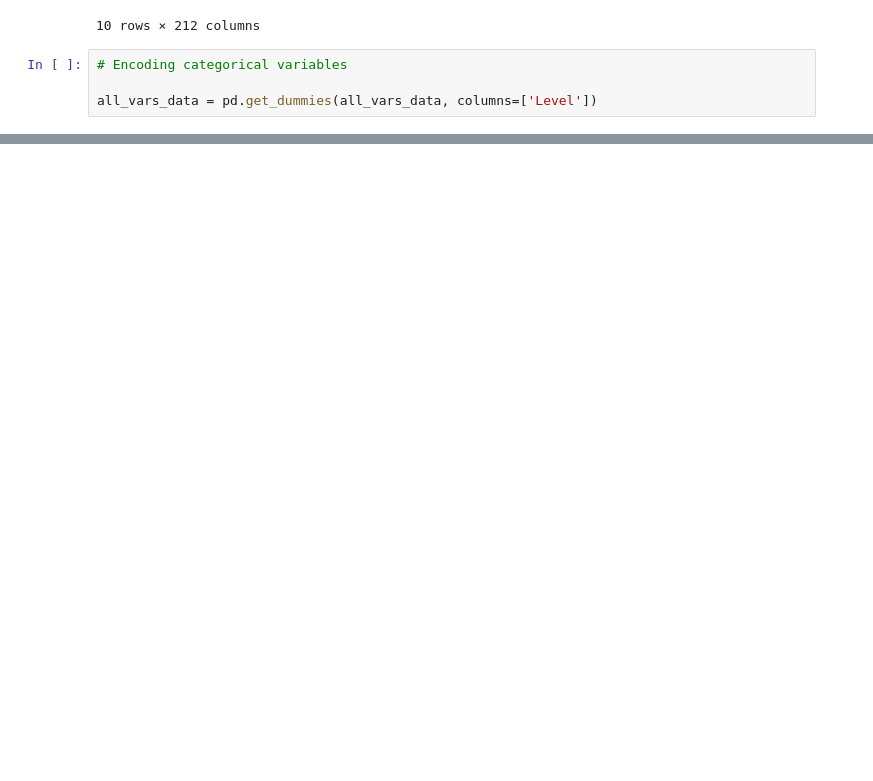
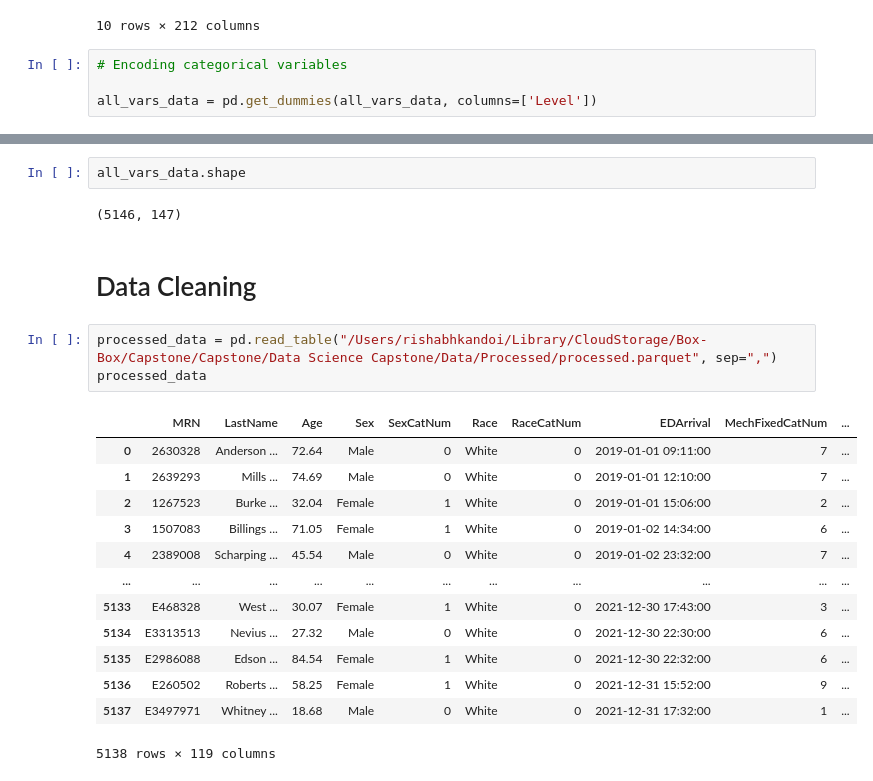
Before and after one commit to Rishabhkandoi/CapstoneUR, a Jupyter notebook: Code/DataPrep/TraumaDetectionDataExploration.ipynb, the cells around one changed output, grey strips where cells are left out. Cells and saved outputs as stored; diff of their text form; blank space fills up the shorter version.

Commit message:
Cleaned Data.

```diff
--- a/Code/DataPrep/TraumaDetectionDataExploration.ipynb
+++ b/Code/DataPrep/TraumaDetectionDataExploration.ipynb
@@ -51,0 +48,23 @@ all_vars_data.shape
+# %%
+all_vars_data.shape
+# %% [output]
+(5146, 147)
+# %% [markdown]
+# Data Cleaning
+# %%
+processed_data = pd.read_table("/Users/rishabhkandoi/Library/CloudStorage/Box-Box/Capstone/Capstone/Data Science Capstone/Data/Processed/processed.parquet", sep=",")
+processed_data
+# %% [output]
+|  | MRN | LastName | Age | Sex | SexCatNum | Race | RaceCatNum | EDArrival | MechFixedCatNum | ... |
+| 0 | 2630328 | Anderson ... | 72.64 | Male | 0 | White | 0 | 2019-01-01 09:11:00 | 7 | ... |
+| 1 | 2639293 | Mills ... | 74.69 | Male | 0 | White | 0 | 2019-01-01 12:10:00 | 7 | ... |
+| 2 | 1267523 | Burke ... | 32.04 | Female | 1 | White | 0 | 2019-01-01 15:06:00 | 2 | ... |
+| 3 | 1507083 | Billings ... | 71.05 | Female | 1 | White | 0 | 2019-01-02 14:34:00 | 6 | ... |
+| 4 | 2389008 | Scharping ... | 45.54 | Male | 0 | White | 0 | 2019-01-02 23:32:00 | 7 | ... |
+| ... | ... | ... | ... | ... | ... | ... | ... | ... | ... | ... |
+| 5133 | E468328 | West ... | 30.07 | Female | 1 | White | 0 | 2021-12-30 17:43:00 | 3 | ... |
+| 5134 | E3313513 | Nevius ... | 27.32 | Male | 0 | White | 0 | 2021-12-30 22:30:00 | 6 | ... |
+| 5135 | E2986088 | Edson ... | 84.54 | Female | 1 | White | 0 | 2021-12-30 22:32:00 | 6 | ... |
+| 5136 | E260502 | Roberts ... | 58.25 | Female | 1 | White | 0 | 2021-12-31 15:52:00 | 9 | ... |
+| 5137 | E3497971 | Whitney ... | 18.68 | Male | 0 | White | 0 | 2021-12-31 17:32:00 | 1 | ... |
+5138 rows × 119 columns
```
Also changed, not shown: parts of 10 cells of this notebook.
